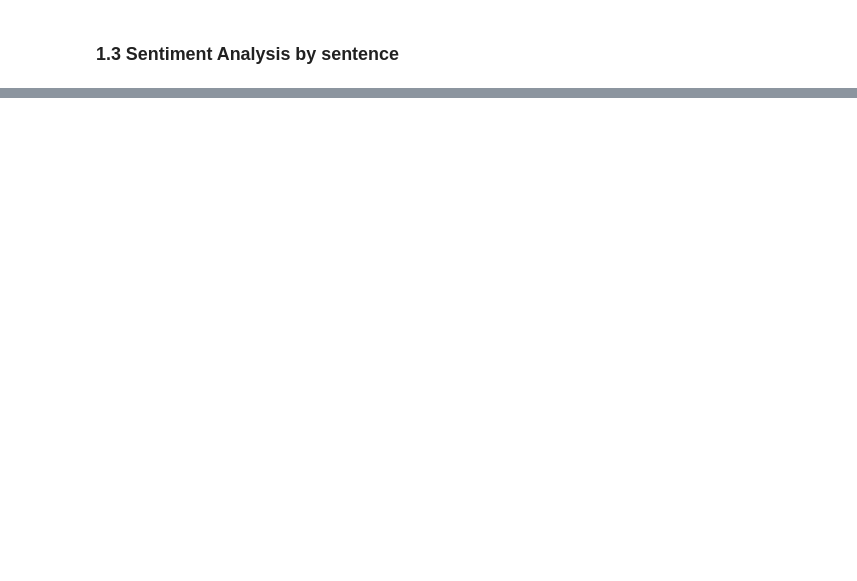
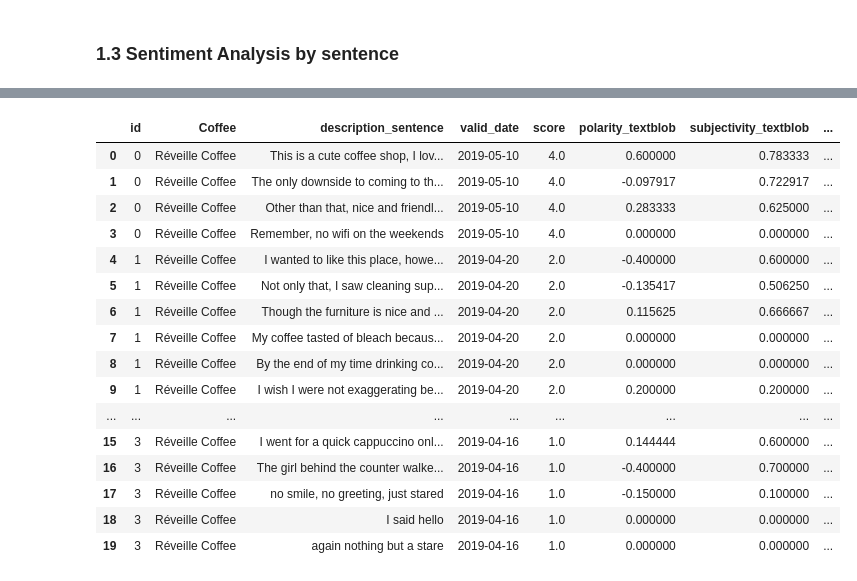
Before and after one commit to Daesparz/Capstone1, a Jupyter notebook: Data_Analysis/Extension_Exploratory_Data_Analysis.ipynb, the cells around one changed output, grey strips where cells are left out. Saved outputs shown, nothing was run; the diff lists cells and outputs as text; code cells hidden in the pictures; blank space fills up the shorter version.

Commit message:
algorithm to correct polarity from textblob and nltk

```diff
--- a/Data_Analysis/Extension_Exploratory_Data_Analysis.ipynb
+++ b/Data_Analysis/Extension_Exploratory_Data_Analysis.ipynb
@@ -257,0 +319,32 @@ for x, y in enumerate(polarity):
+# %%
+df_review_sentences['neg_nltk'] = [sentiment_parameters_nltk(s)['neg']
+                                   for s in df_review_sentences['description_sentence']]
+# %%
+df_review_sentences['neu_nltk'] = [sentiment_parameters_nltk(s)['neu']
+                                   for s in df_review_sentences['description_sentence']]
+# %%
+df_review_sentences['pos_nltk'] = [sentiment_parameters_nltk(s)['pos']
+                                   for s in df_review_sentences['description_sentence']]
+# %%
+df_review_sentences['compound_nltk'] = [sentiment_parameters_nltk(s)['compound']
+                                        for s in df_review_sentences['description_sentence']]
+# %%
+df_review_sentences.head(20)
+# %% [output]
+|  | id | Coffee | description_sentence | valid_date | score | polarity_textblob | subjectivity_textblob | ... |
+| 0 | 0 | Réveille Coffee | This is a cute coffee shop, I lov... | 2019-05-10 | 4.0 | 0.600000 | 0.783333 | ... |
+| 1 | 0 | Réveille Coffee | The only downside to coming to th... | 2019-05-10 | 4.0 | -0.097917 | 0.722917 | ... |
+| 2 | 0 | Réveille Coffee | Other than that, nice and friendl... | 2019-05-10 | 4.0 | 0.283333 | 0.625000 | ... |
+| 3 | 0 | Réveille Coffee | Remember, no wifi on the weekends | 2019-05-10 | 4.0 | 0.000000 | 0.000000 | ... |
+| 4 | 1 | Réveille Coffee | I wanted to like this place, howe... | 2019-04-20 | 2.0 | -0.400000 | 0.600000 | ... |
+| 5 | 1 | Réveille Coffee | Not only that, I saw cleaning sup... | 2019-04-20 | 2.0 | -0.135417 | 0.506250 | ... |
+| 6 | 1 | Réveille Coffee | Though the furniture is nice and ... | 2019-04-20 | 2.0 | 0.115625 | 0.666667 | ... |
+| 7 | 1 | Réveille Coffee | My coffee tasted of bleach becaus... | 2019-04-20 | 2.0 | 0.000000 | 0.000000 | ... |
+| 8 | 1 | Réveille Coffee | By the end of my time drinking co... | 2019-04-20 | 2.0 | 0.000000 | 0.000000 | ... |
+| 9 | 1 | Réveille Coffee | I wish I were not exaggerating be... | 2019-04-20 | 2.0 | 0.200000 | 0.200000 | ... |
+| ... | ... | ... | ... | ... | ... | ... | ... | ... |
+| 15 | 3 | Réveille Coffee | I went for a quick cappuccino onl... | 2019-04-16 | 1.0 | 0.144444 | 0.600000 | ... |
+| 16 | 3 | Réveille Coffee | The girl behind the counter walke... | 2019-04-16 | 1.0 | -0.400000 | 0.700000 | ... |
+| 17 | 3 | Réveille Coffee | no smile, no greeting, just stared | 2019-04-16 | 1.0 | -0.150000 | 0.100000 | ... |
+| 18 | 3 | Réveille Coffee | I said hello | 2019-04-16 | 1.0 | 0.000000 | 0.000000 | ... |
+| 19 | 3 | Réveille Coffee | again nothing but a stare | 2019-04-16 | 1.0 | 0.000000 | 0.000000 | ... |
```
Also changed, not shown: parts of 20 cells of this notebook.
